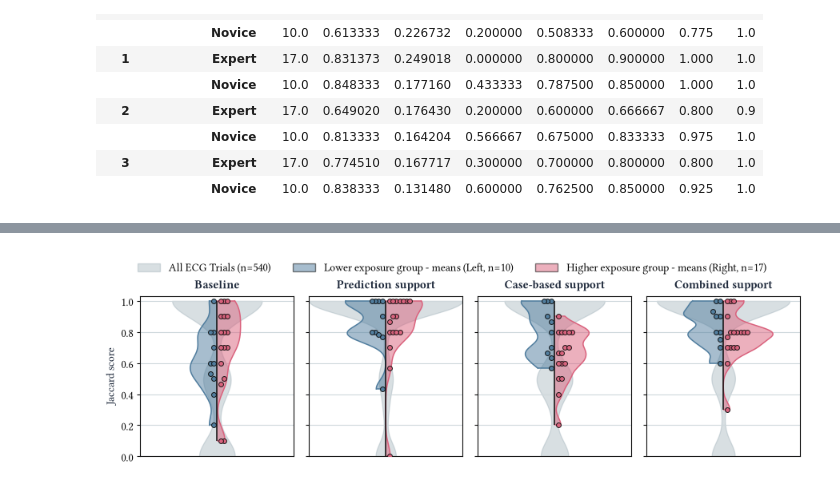
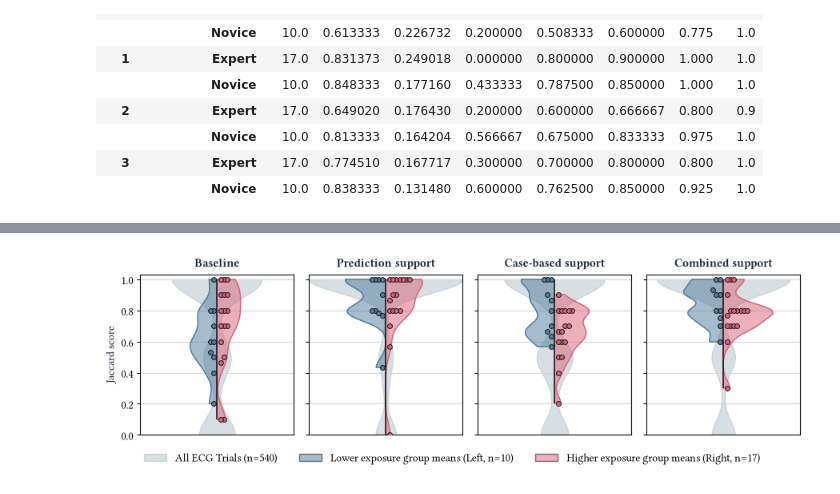
Before and after one commit to TheSkiingBommerl/clinical-casebasedXAI-study, a Jupyter notebook: statistics/jaccard_histograms.ipynb, the cells around one changed output, grey strips where cells are left out. Drawn from its saved outputs; the diff is of its cells as text; code cells hidden in the pictures.

Commit message:
Anonymize env variables, alter readme, add latest histogram plot

```diff
--- a/statistics/jaccard_histograms.ipynb
+++ b/statistics/jaccard_histograms.ipynb
@@ -342,34 +340,34 @@ def plot_2x2_split_violin_distribution(df_participant=records_per_arm, df_trials
 
     n_novice = sample_counts['Novice']
     n_expert = sample_counts['Expert']
     n_trials = (n_novice + n_expert) * 20
     legend_elements = [
         Patch(facecolor=COLOR_COMBINED_EDGE, edgecolor=COLOR_COMBINED_EDGE, alpha=0.35, label=f"All ECG Trials (n={n_trials})"),
-        Patch(facecolor=COLOR_NOVICE, edgecolor='black', alpha=0.5, label=f"Lower exposure group - means (Left, n={n_novice})"),
-        Patch(facecolor=COLOR_EXPERT, edgecolor='black', alpha=0.5, label=f"Higher exposure group - means (Right, n={n_expert})"),
+        Patch(facecolor=COLOR_NOVICE, edgecolor='black', alpha=0.5, label=f"Lower exposure group means (Left, n={n_novice})"),
+        Patch(facecolor=COLOR_EXPERT, edgecolor='black', alpha=0.5, label=f"Higher exposure group means (Right, n={n_expert})"),
         #Line2D([0], [0], marker='o', color='w', markerfacecolor='#94A3B8', markeredgecolor=COLOR_BORDER, markersize=5.5, label=dot_label)
     ]
     fig.legend(
         handles=legend_elements,
         loc="lower center",
-        bbox_to_anchor=(0.5, 0.96),
+        bbox_to_anchor=(0.5, -0.1),
         ncol=3,
         frameon=False,
         fontsize=10.0
     )
 
     plt.tight_layout()
     plt.subplots_adjust(top=0.90)
 
     if output_path:
         out_p = Path(output_path)
         plt.savefig(out_p, bbox_inches="tight")
         if out_p.suffix.lower() == ".pdf":
             plt.savefig(out_p.with_suffix(".png"), dpi=300, bbox_inches="tight")
     plt.show()
     return sample_counts
 
 # Combined plot: Participant-level means foreground + Trial-level all records background
 sample_counts = plot_2x2_split_violin_distribution(df_participant=records_per_arm, df_trials=records_trials, output_path=PLOTS / "jaccard_arm_split_violins.pdf", bw_adjust_fg=0.5, bw_adjust_bg=0.7, dot_label="Participant Mean")
 # %% [output]
-[figure, old version]
+[figure, new version]
```
Also changed, not shown: parts of 1 cell of this notebook, 9 other files.
